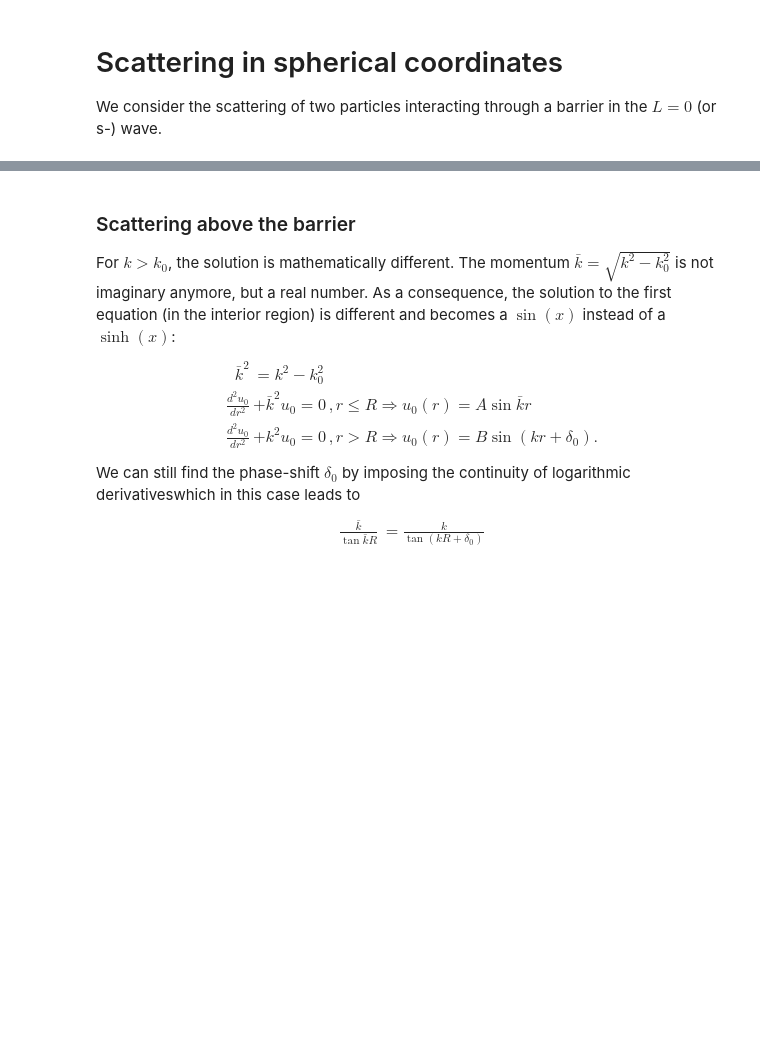
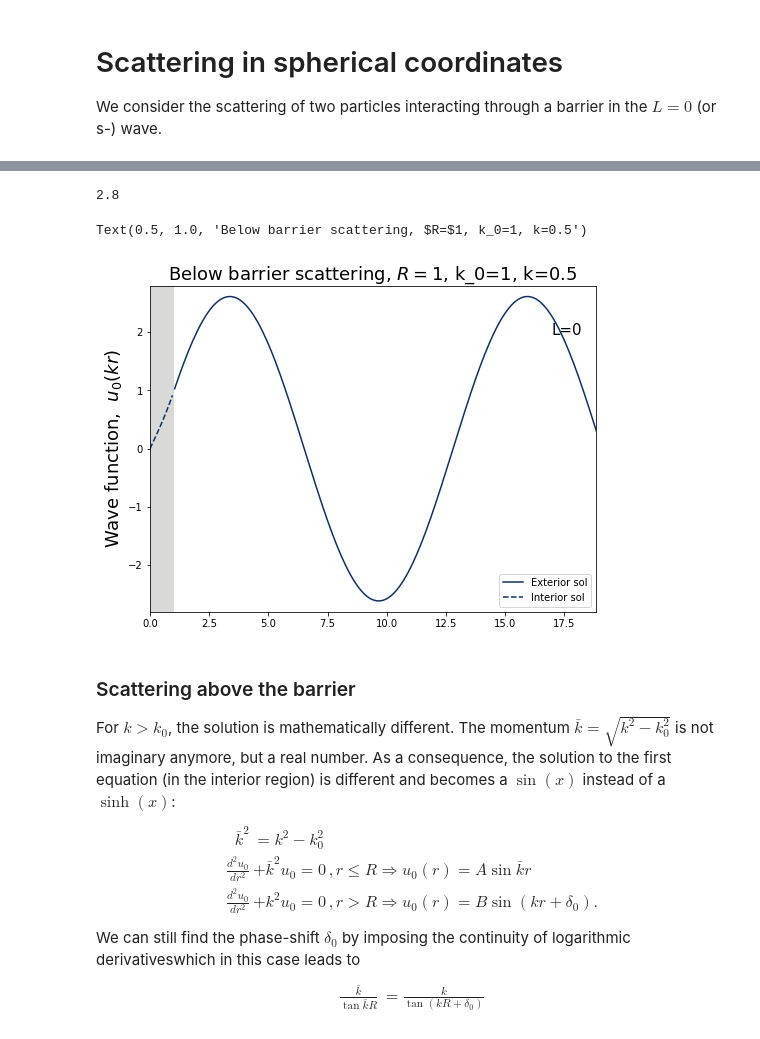
Before and after one commit to arnaurios/AdvancedQuantumMechanics, a Jupyter notebook: Scattering_spherical.ipynb, the cells around one changed output, grey strips where cells are left out. Drawn from its saved outputs; the diff is of its cells as text; code cells hidden in the pictures; blank space fills up the shorter version.

```diff
--- a/Scattering_spherical.ipynb
+++ b/Scattering_spherical.ipynb
@@ -88,3 +91,65 @@ This is an equation for the phaseshift, which can be isolated to find:
+# %%
+# coding: utf-8
+#########################################################################################
+# THIS PYTHON CODE GIVES THE PHASE SHIFTS FOR SCATTERING OFF A REPULSIVE BARRIER
+#########################################################################################
+import math
+import numpy as np
+from numpy import linalg as LA
+import matplotlib.pyplot as plt
+from matplotlib.patches import Rectangle
+
+
+zi=complex(0,1);
+pi=math.pi
+epsilon=0.001
+
+def phaseshift_barrier_below(k,k0,R) :
+    kappa=np.sqrt(np.power(k0,2) - np.power(k,2) )
+    ph=( np.arctan2( k*np.tanh(kappa*R),kappa ) - k*R )/pi
+    return ph
+
+# THE RADIUS OF THE SCATTERING BARRIER
+R=1;
+
+# THE MOMENTUM OF THE SCATTERING BARRIER
+k0=1;
+
+# THE ENERGY WE ARE LOOKING AT
+k_momentum=0.5;
+rmax=pi/k_momentum*3
+rr=np.linspace(epsilon,rmax,200)
+
+fig, ax = plt.subplots(figsize=(8,6), ncols=1, nrows=1)
+
+lab="L=0"
+ps=phaseshift_barrier_below(k_momentum,k0,R)*pi
+kappa=np.sqrt(np.power(k0,2) - np.power(k_momentum,2) )
+
+wf0=np.sinh(kappa*rr)
+ab=np.sinh(kappa*R)/np.sin(k_momentum*R+ps)
+wf1=ab*np.sin(k_momentum*rr+ps)
+
+c_full = plt.cm.Blues(np.linspace(0.3,1,2))
+#ax.plot(rr[np.where(rr>R)],wf1[np.where(rr>R)],label="$R_l$",color=c_full[1])
+ax.plot(rr[np.where(rr>R)],wf1[np.where(rr>R)],label="Exterior sol",color=c_full[1])
+ax.plot(rr[np.where(rr<R)],wf0[np.where(rr<R)],label="Interior sol",color=c_full[1],linestyle="dashed")
+
+ax.legend()
+ymax=(np.floor( np.amax(wf1)*10 ) + 2)/10
+print(ymax)
+rect = Rectangle((0, -ymax), R, 2*ymax, linewidth=1, facecolor='#D9DAD8')
+ax.add_patch(rect)
+ax.set_ylim([-ymax,ymax])
+ax.set_xlim([0,rmax])
+ax.text(0.9, 0.85, lab,transform=ax.transAxes,fontsize=15)
+
+ax.set_ylabel(r"Wave function,  $u_0(kr)$",fontsize=18)
+ax.set_title("Below barrier scattering, $R=$"+str(R)+", k_0="+str(k0) + ", k="+str(k_momentum),fontsize=18)
+# %% [output]
+2.8
+Text(0.5, 1.0, 'Below barrier scattering, $R=$1, k_0=1, k=0.5')
+[figure, added]
 # %% [markdown]
 ### Scattering above the barrier
 For $k>k_0$, the solution is mathematically different. The momentum $\bar k=\sqrt{k^2-k_0^2}$ is not imaginary anymore, but a real number. As a consequence,
```
Also changed, not shown: parts of 5 cells of this notebook, 1 other file.
